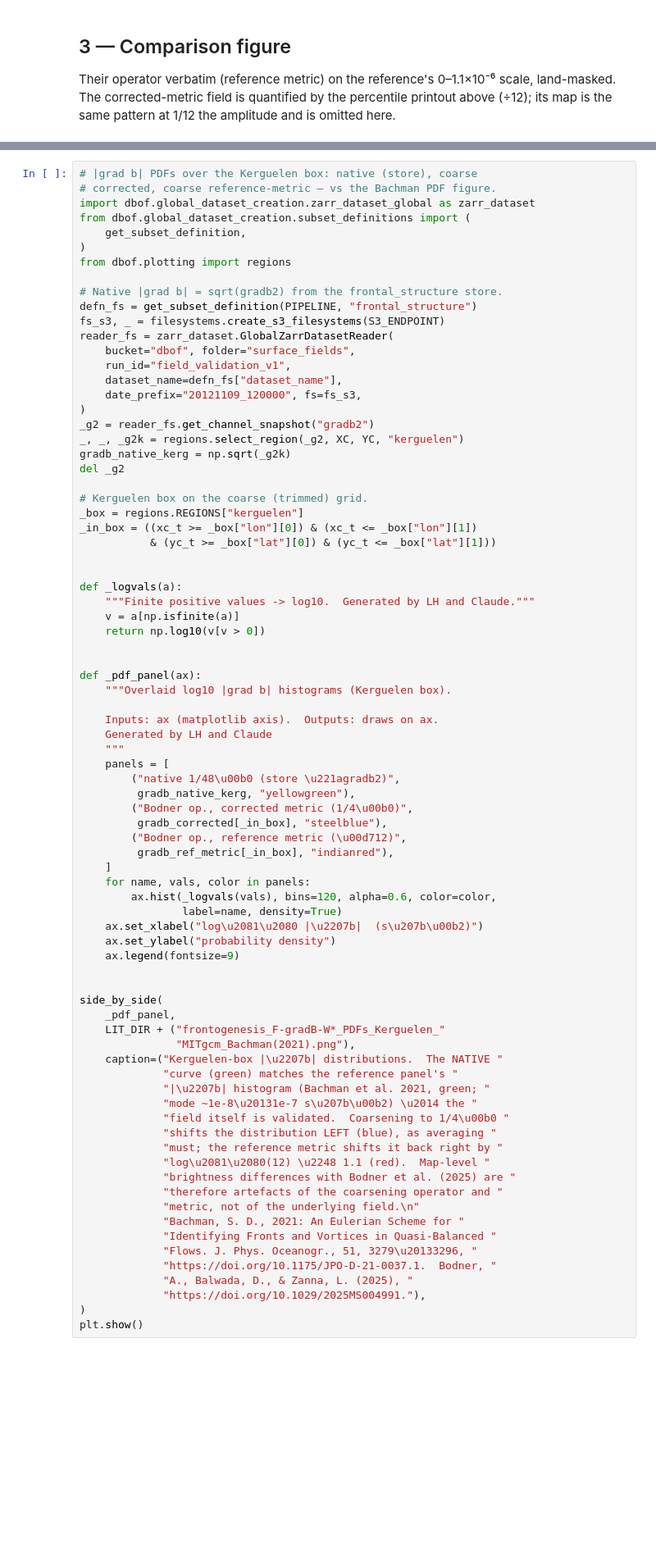
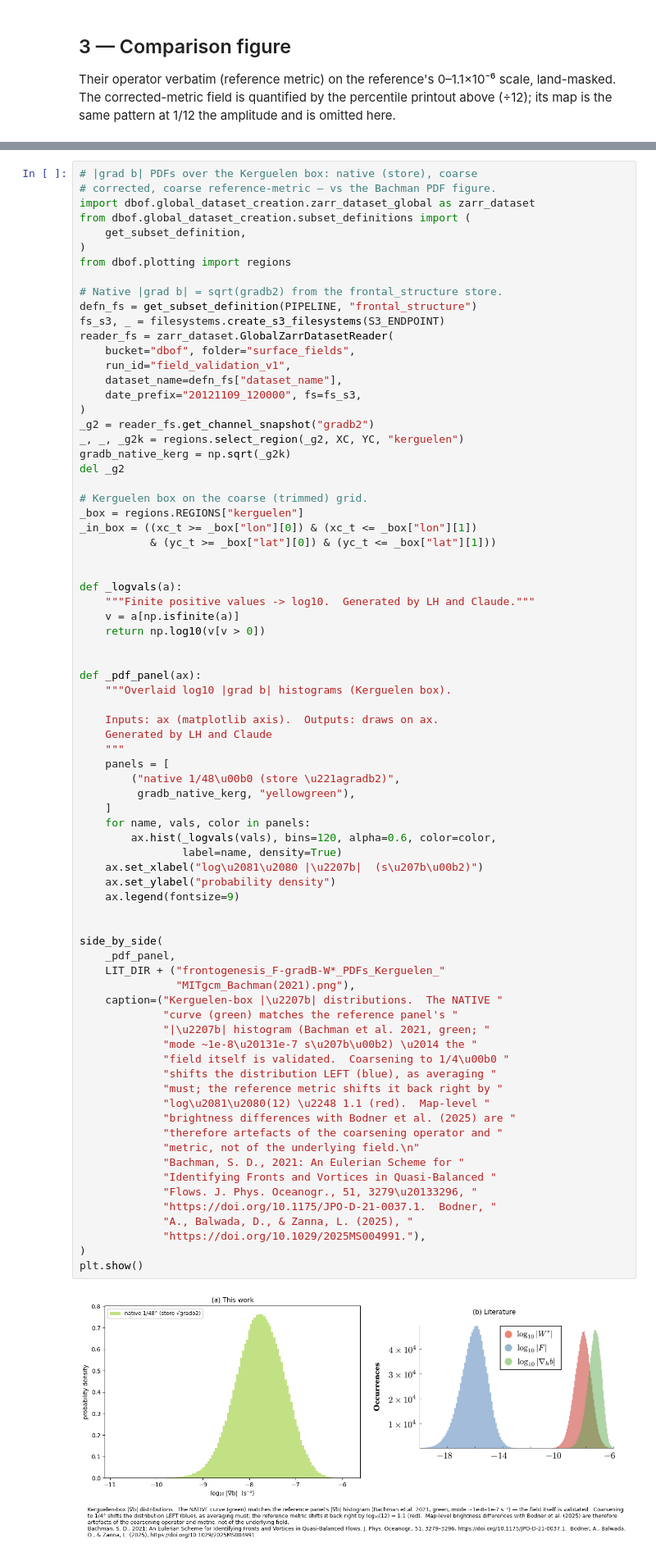
Before and after one commit to Sea-Meets-the-Stars/llc4320-native-grid-preprocessing, a Jupyter notebook: notebooks/notebooks_field_validation/surface_fields/gradb.ipynb, the cells around one changed output, grey strips where cells are left out. Shown at 82% size. Cells and saved outputs as stored; diff of their text form; blank space fills up the shorter version.

```diff
--- a/notebooks/notebooks_field_validation/surface_fields/gradb.ipynb
+++ b/notebooks/notebooks_field_validation/surface_fields/gradb.ipynb
@@ -327,42 +346,40 @@ def _pdf_panel(ax):
     panels = [
         ("native 1/48\u00b0 (store \u221agradb2)",
          gradb_native_kerg, "yellowgreen"),
-        ("Bodner op., corrected metric (1/4\u00b0)",
-         gradb_corrected[_in_box], "steelblue"),
-        ("Bodner op., reference metric (\u00d712)",
-         gradb_ref_metric[_in_box], "indianred"),
     ]
     for name, vals, color in panels:
         ax.hist(_logvals(vals), bins=120, alpha=0.6, color=color,
                 label=name, density=True)
     ax.set_xlabel("log\u2081\u2080 |\u2207b|  (s\u207b\u00b2)")
     ax.set_ylabel("probability density")
     ax.legend(fontsize=9)
 
 
 side_by_side(
     _pdf_panel,
     LIT_DIR + ("frontogenesis_F-gradB-W*_PDFs_Kerguelen_"
                "MITgcm_Bachman(2021).png"),
     caption=("Kerguelen-box |\u2207b| distributions.  The NATIVE "
              "curve (green) matches the reference panel's "
              "|\u2207b| histogram (Bachman et al. 2021, green; "
              "mode ~1e-8\u20131e-7 s\u207b\u00b2) \u2014 the "
              "field itself is validated.  Coarsening to 1/4\u00b0 "
              "shifts the distribution LEFT (blue), as averaging "
              "must; the reference metric shifts it back right by "
              "log\u2081\u2080(12) \u2248 1.1 (red).  Map-level "
              "brightness differences with Bodner et al. (2025) are "
              "therefore artefacts of the coarsening operator and "
              "metric, not of the underlying field.\n"
              "Bachman, S. D., 2021: An Eulerian Scheme for "
              "Identifying Fronts and Vortices in Quasi-Balanced "
              "Flows. J. Phys. Oceanogr., 51, 3279\u20133296, "
              "https://doi.org/10.1175/JPO-D-21-0037.1.  Bodner, "
              "A., Balwada, D., & Zanna, L. (2025), "
              "https://doi.org/10.1029/2025MS004991."),
 )
 plt.show()
+# %% [output]
+[figure, added]
 # %% [markdown]
 ## Discussion
 
```
Also changed, not shown: parts of 3 cells of this notebook, 2 other files.
